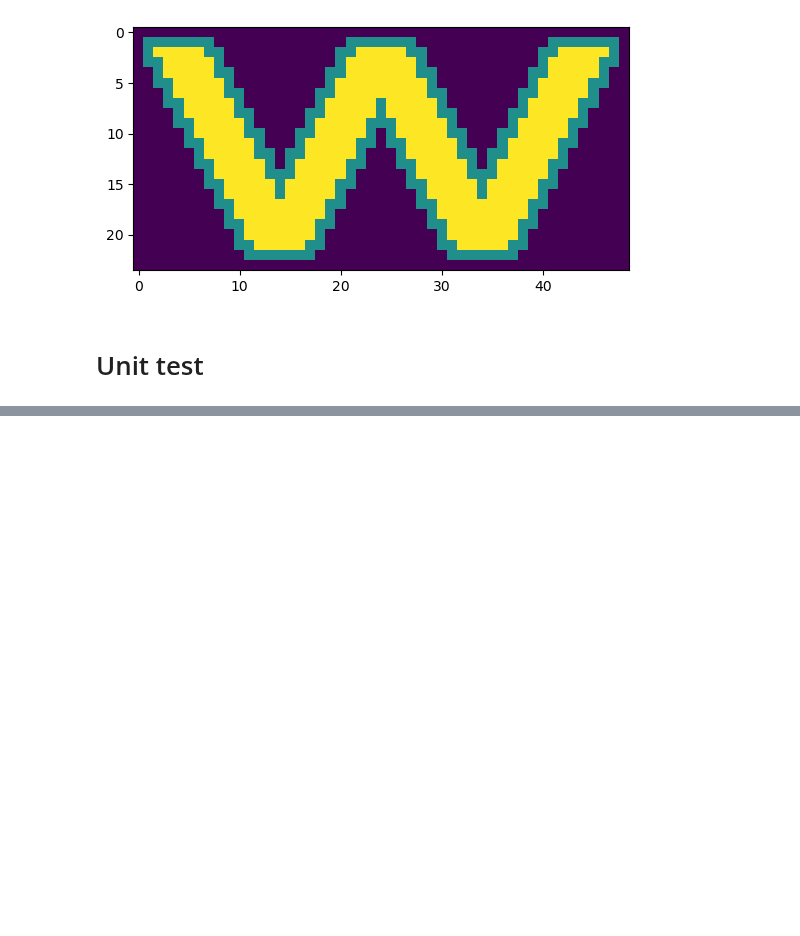
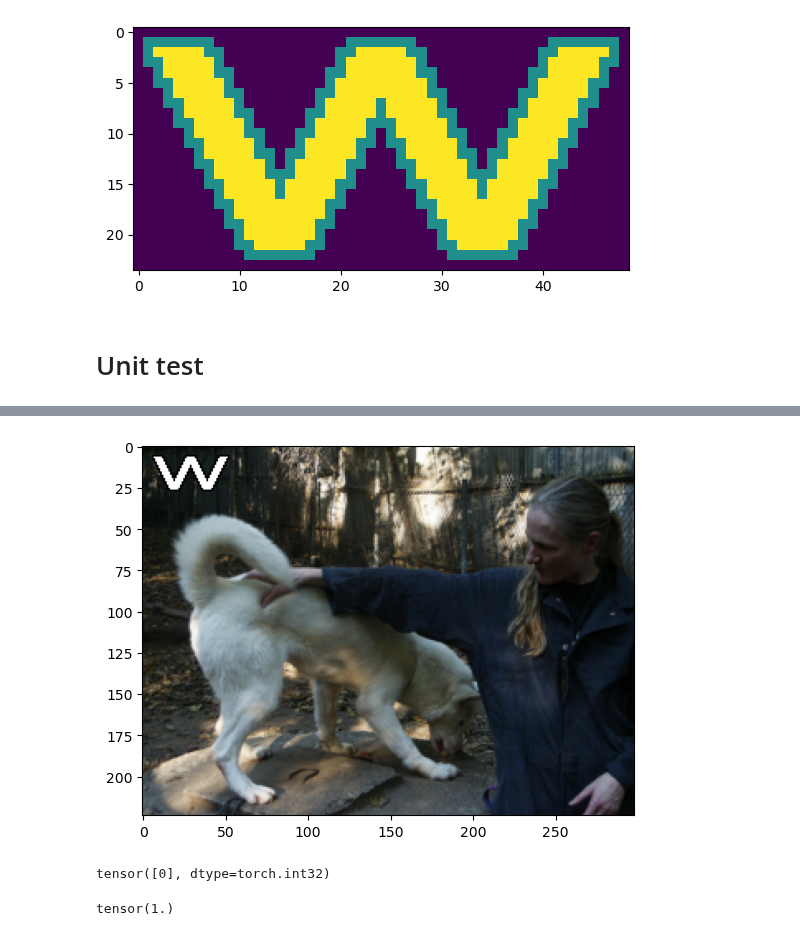
Before and after one commit to R0ner/cnn-context, a Jupyter notebook: notebooks/21-synth-spurious.ipynb, the cells around one changed output, grey strips where cells are left out. Cells and saved outputs as stored; diff of their text form; code cells hidden in the pictures; blank space fills up the shorter version.

```diff
--- a/notebooks/21-synth-spurious.ipynb
+++ b/notebooks/21-synth-spurious.ipynb
@@ -126,0 +126,12 @@ torch.Size([24, 49])
+# %%
+show_imarray(imgs)
+# %% [output]
+[figure, added]
+# %%
+labels
+# %% [output]
+tensor([0], dtype=torch.int32)
+# %%
+imgs.max()
+# %% [output]
+tensor(1.)
```
Also changed, not shown: parts of 9 cells of this notebook, 6 other files.
